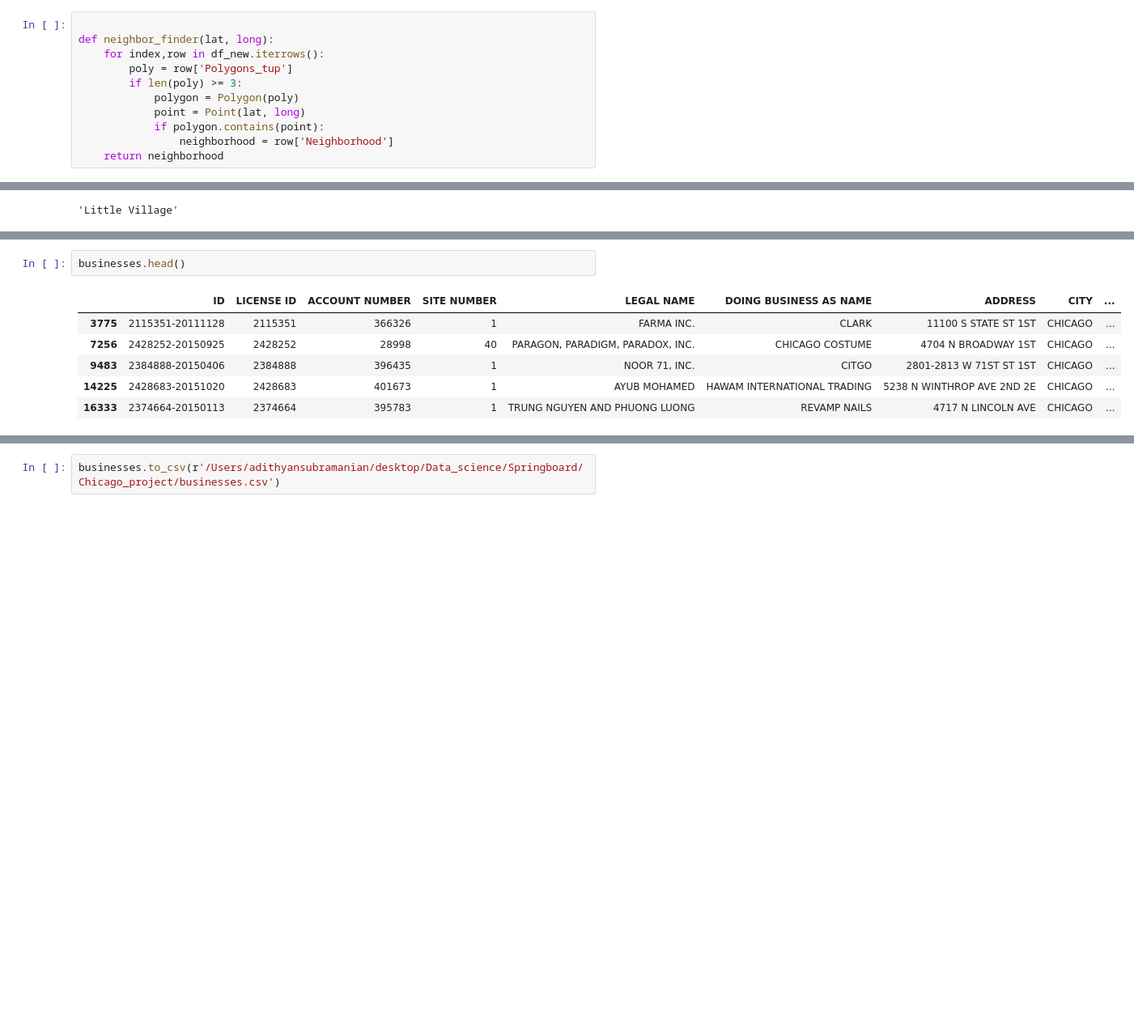
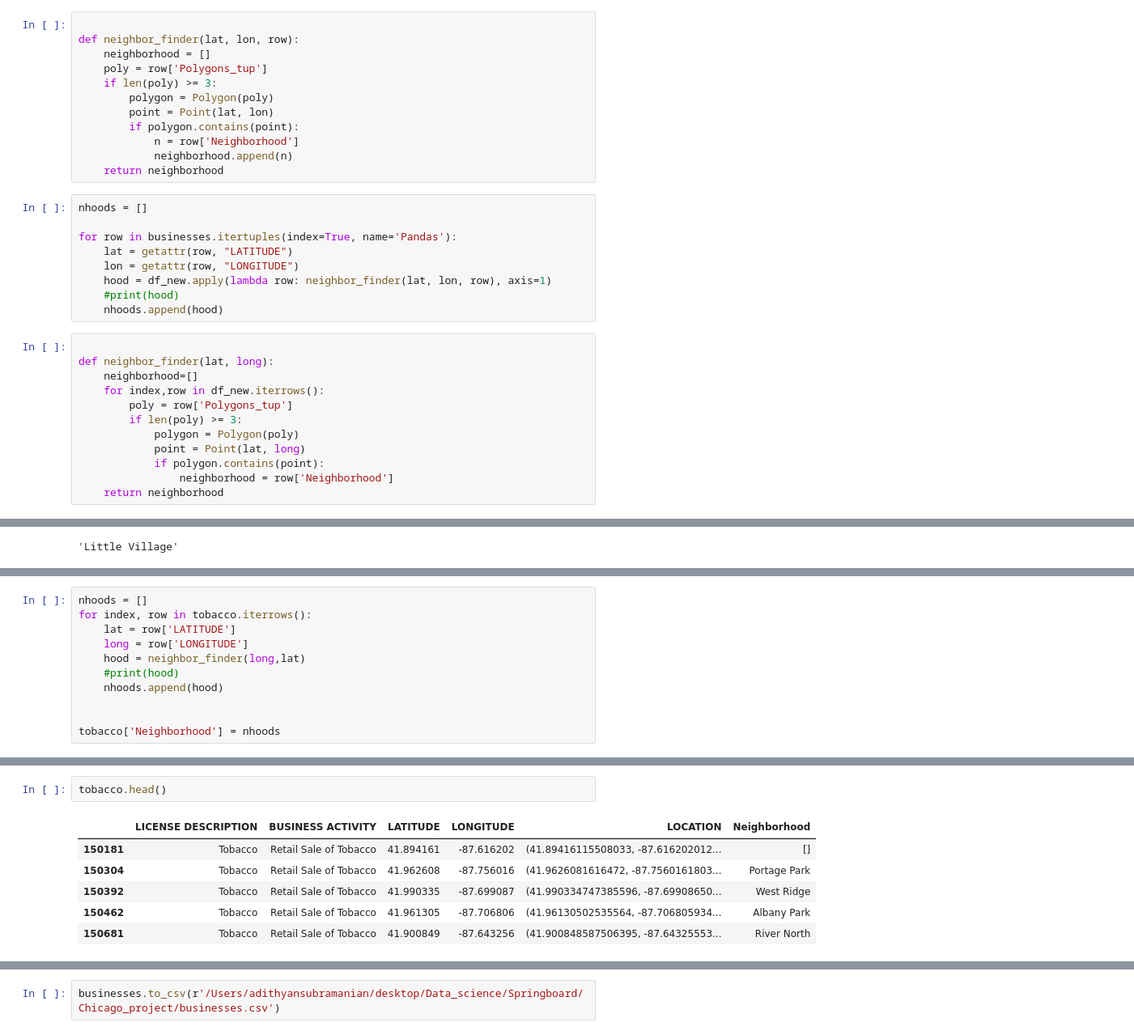
Before and after one commit to adithyansubramanian/Springboard_Capstone_project_1, a Jupyter notebook: Capstone_project_1_Cleaning.ipynb, the cells around one changed output, grey strips where cells are left out. Shown at 81% size. Cells and saved outputs as stored; diff of their text form; blank space fills up the shorter version.

```diff
--- a/Capstone_project_1_Cleaning.ipynb
+++ b/Capstone_project_1_Cleaning.ipynb
@@ -109,9 +146,31 @@ df_new.head()
 # %%
 from shapely.geometry import Point
 from shapely.geometry.polygon import Polygon
+# %%
+
+def neighbor_finder(lat, lon, row):
+    neighborhood = []
+    poly = row['Polygons_tup']
+    if len(poly) >= 3:
+        polygon = Polygon(poly)
+        point = Point(lat, lon)
+        if polygon.contains(point):
+            n = row['Neighborhood']
+            neighborhood.append(n)
+    return neighborhood
+# %%
+nhoods = []
+
+for row in businesses.itertuples(index=True, name='Pandas'):
+    lat = getattr(row, "LATITUDE")
+    lon = getattr(row, "LONGITUDE")
+    hood = df_new.apply(lambda row: neighbor_finder(lat, lon, row), axis=1)
+    #print(hood)
+    nhoods.append(hood)
 # %%
 
 def neighbor_finder(lat, long):
+    neighborhood=[]
     for index,row in df_new.iterrows():
         poly = row['Polygons_tup']
         if len(poly) >= 3:
@@ -137,3 +196,14 @@ for index, row in businesses.iterrows():
 
 
 businesses['Neighborhood'] = nhoods
+# %%
+nhoods = []
+for index, row in tobacco.iterrows():
+    lat = row['LATITUDE']
+    long = row['LONGITUDE']
+    hood = neighbor_finder(long,lat)
+    #print(hood)
+    nhoods.append(hood)
+
+
+tobacco['Neighborhood'] = nhoods
@@ -140,9 +216,9 @@ businesses['Neighborhood'] = nhoods
 # %%
-businesses.head()
+tobacco.head()
 # %% [output]
-|  | ID | LICENSE ID | ACCOUNT NUMBER | SITE NUMBER | LEGAL NAME | DOING BUSINESS AS NAME | ADDRESS | CITY | ... |
-| 3775 | 2115351-20111128 | 2115351 | 366326 | 1 | FARMA INC. | CLARK | 11100 S STATE ST 1ST | CHICAGO | ... |
-| 7256 | 2428252-20150925 | 2428252 | 28998 | 40 | PARAGON, PARADIGM, PARADOX, INC. | CHICAGO COSTUME | 4704 N BROADWAY 1ST | CHICAGO | ... |
-| 9483 | 2384888-20150406 | 2384888 | 396435 | 1 | NOOR 71, INC. | CITGO | 2801-2813 W 71ST ST 1ST | CHICAGO | ... |
-| 14225 | 2428683-20151020 | 2428683 | 401673 | 1 | AYUB MOHAMED | HAWAM INTERNATIONAL TRADING | 5238 N WINTHROP AVE 2ND 2E | CHICAGO | ... |
-| 16333 | 2374664-20150113 | 2374664 | 395783 | 1 | TRUNG NGUYEN AND PHUONG LUONG | REVAMP NAILS | 4717 N LINCOLN AVE | CHICAGO | ... |
+|  | LICENSE DESCRIPTION | BUSINESS ACTIVITY | LATITUDE | LONGITUDE | LOCATION | Neighborhood |
+| 150181 | Tobacco | Retail Sale of Tobacco | 41.894161 | -87.616202 | (41.89416115508033, -87.616202012... | [] |
+| 150304 | Tobacco | Retail Sale of Tobacco | 41.962608 | -87.756016 | (41.9626081616472, -87.7560161803... | Portage Park |
+| 150392 | Tobacco | Retail Sale of Tobacco | 41.990335 | -87.699087 | (41.990334747385596, -87.69908650... | West Ridge |
+| 150462 | Tobacco | Retail Sale of Tobacco | 41.961305 | -87.706806 | (41.96130502535564, -87.706805934... | Albany Park |
+| 150681 | Tobacco | Retail Sale of Tobacco | 41.900849 | -87.643256 | (41.900848587506395, -87.64325553... | River North |
```
Also changed, not shown: parts of 32 cells of this notebook.
